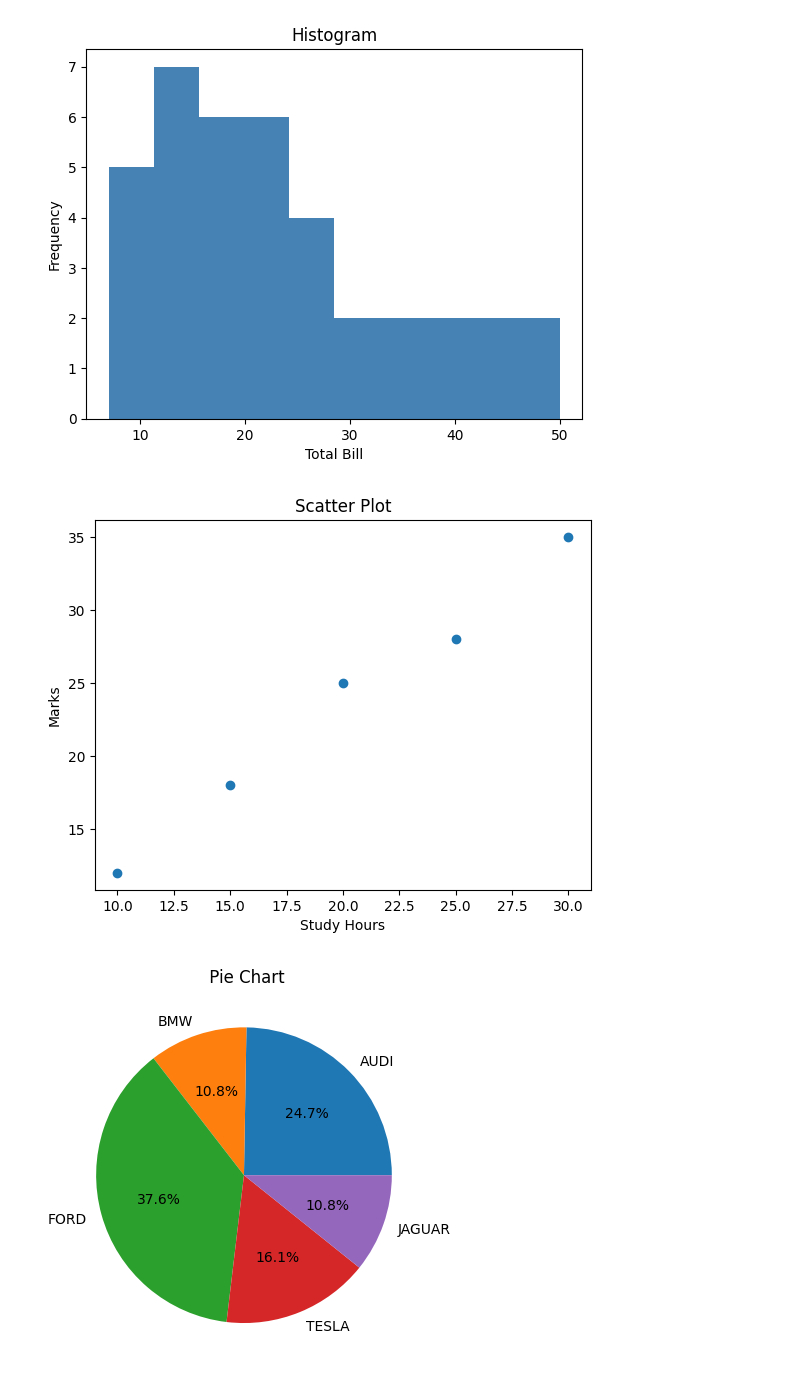
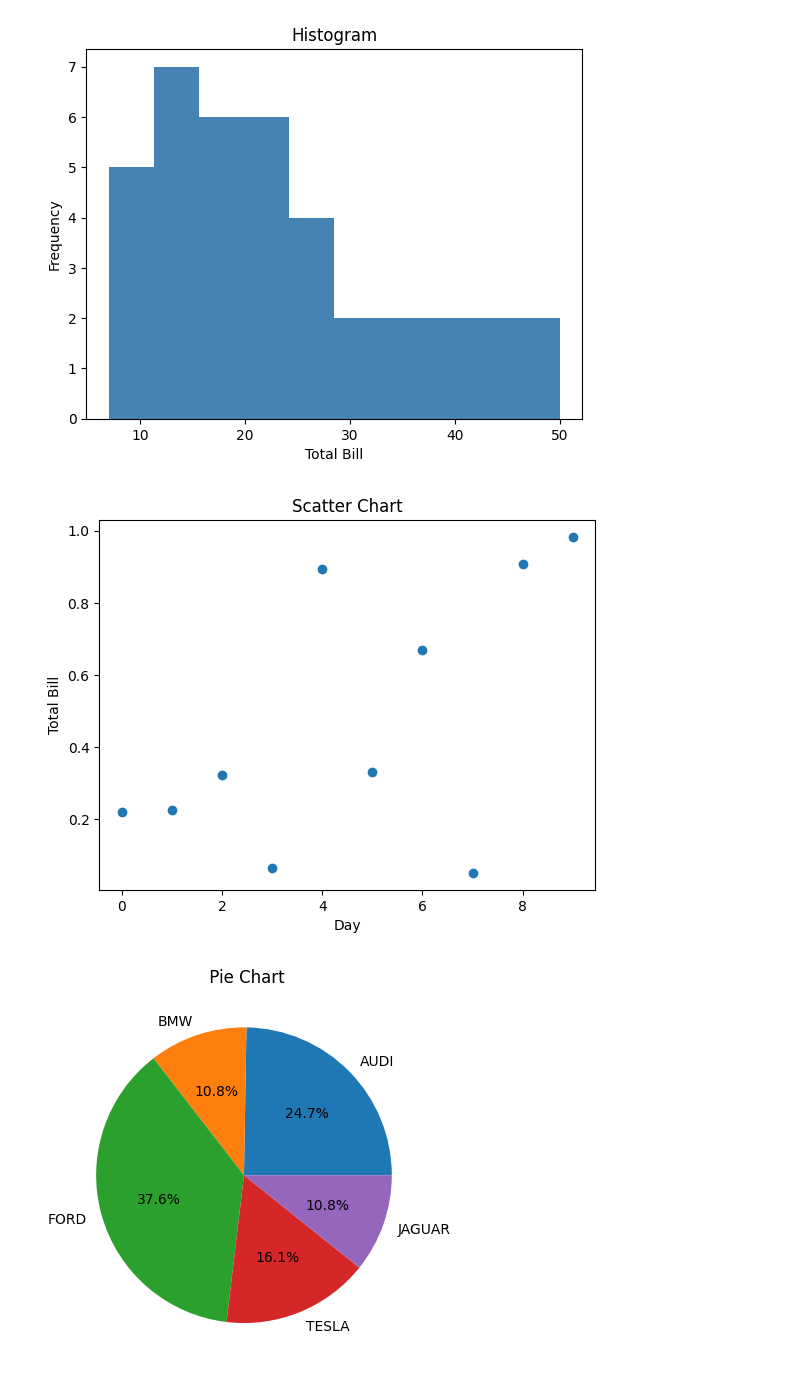
Before and after one commit to RajeshRanaGiet/DMPM-Lab, a Jupyter notebook: Experiment 4/Assignment_4.ipynb, the cells around one changed output. Cells and saved outputs as stored; diff of their text form; code cells hidden in the pictures.

```diff
--- a/Experiment 4/Assignment_4.ipynb
+++ b/Experiment 4/Assignment_4.ipynb
@@ -34,16 +36,18 @@ plt.show()
 # %% [output]
 [figure]
 # %%
+import pandas as pd
 import matplotlib.pyplot as plt
-x = [10, 15, 20, 25, 30]
-y = [12, 18, 25, 28, 35]
-plt.scatter(x, y)
-plt.title("Scatter Plot")
-plt.xlabel("Study Hours")
-plt.ylabel("Marks")
+data = pd.read_csv("https://raw.githubusercontent.com/RajeshRanaGiet/DMPM-Lab/main/Experiment%204/line%20chart.csv")
+y = data['A']
+plt.scatter(x = data.index, y=y)
+plt.title("Scatter Chart")
+plt.xlabel("Day")
+plt.ylabel("Total Bill")
+plt.xticks()
 plt.show()
 # %% [output]
-[figure, old version]
+[figure, new version]
 # %%
 import matplotlib.pyplot as plt
 cars = ['AUDI', 'BMW', 'FORD','TESLA', 'JAGUAR',]
```
Also changed, not shown: parts of 4 cells of this notebook.
